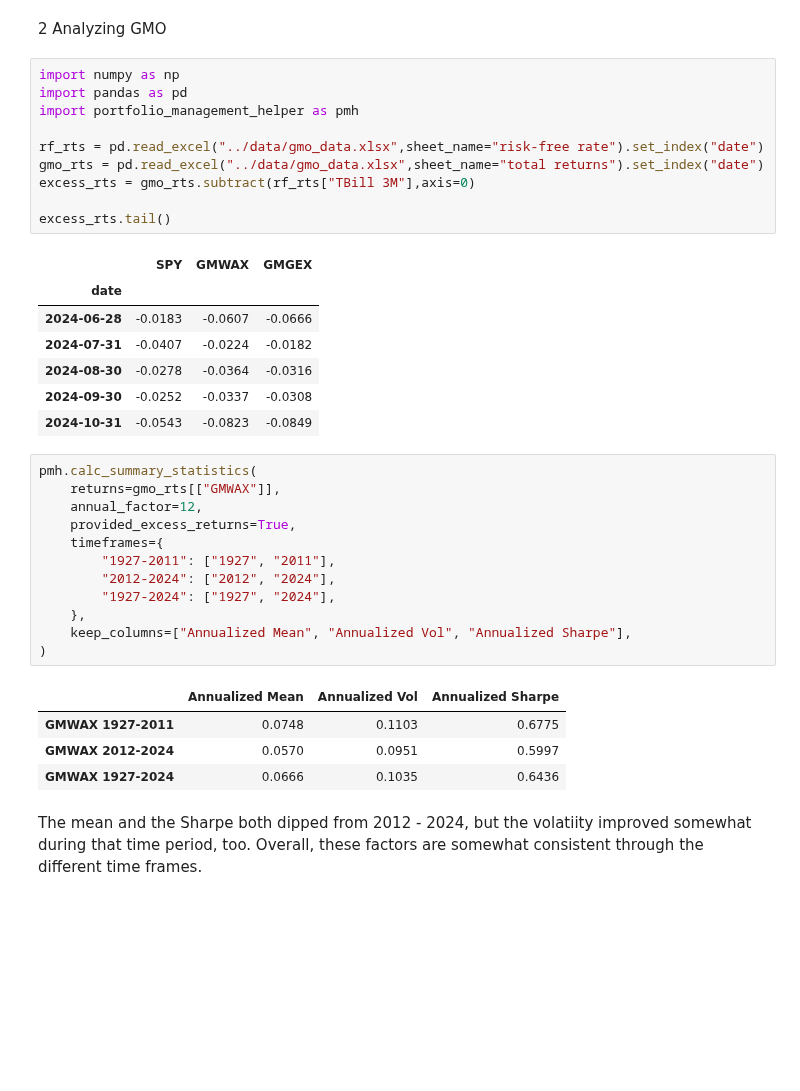
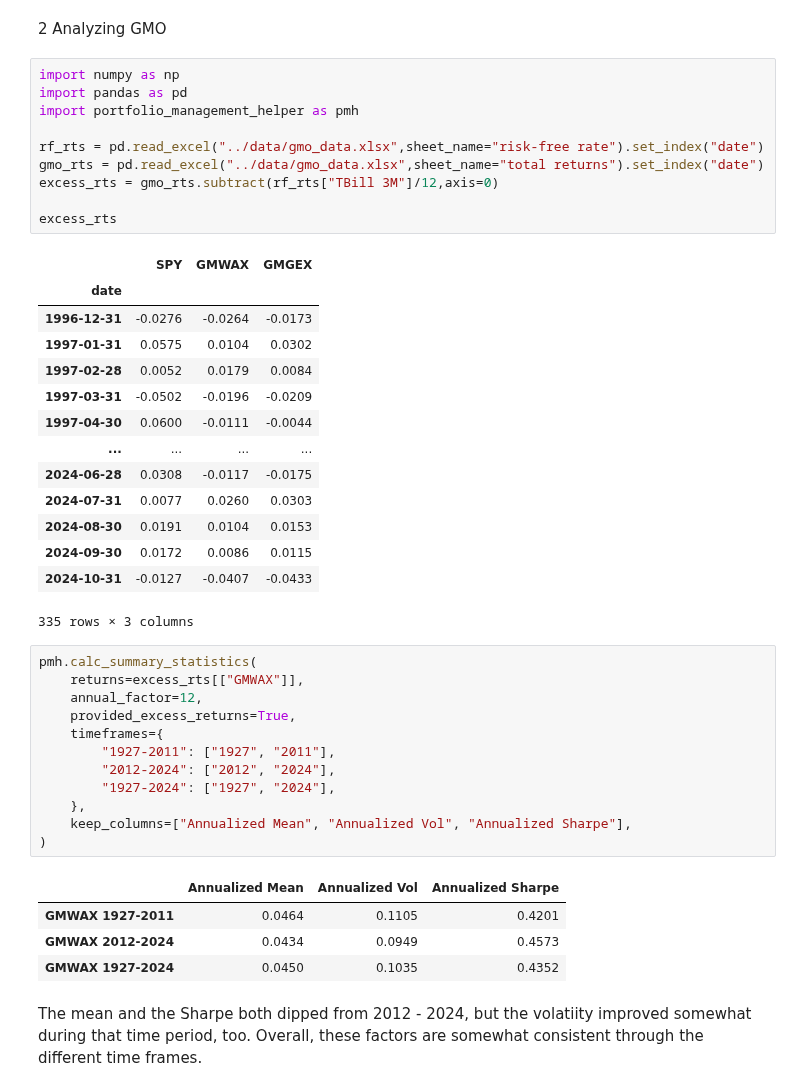
Before and after one commit to ekopen/finm-portfolio-2024, a Jupyter notebook: homework/Eric Kopen HW7.ipynb, the cells around one changed output. Saved outputs shown, nothing was run; the diff lists cells and outputs as text; blank space fills up the shorter version.

```diff
--- a/homework/Eric Kopen HW7.ipynb
+++ b/homework/Eric Kopen HW7.ipynb
@@ -3,24 +3,31 @@
 # %%
 import numpy as np
 import pandas as pd
 import portfolio_management_helper as pmh
 
 rf_rts = pd.read_excel("../data/gmo_data.xlsx",sheet_name="risk-free rate").set_index("date")
 gmo_rts = pd.read_excel("../data/gmo_data.xlsx",sheet_name="total returns").set_index("date")
-excess_rts = gmo_rts.subtract(rf_rts["TBill 3M"],axis=0)
+excess_rts = gmo_rts.subtract(rf_rts["TBill 3M"]/12,axis=0)
 
-excess_rts.tail()
+excess_rts
 # %% [output]
 |  | SPY | GMWAX | GMGEX |
 | date |  |  |  |
-| 2024-06-28 | -0.0183 | -0.0607 | -0.0666 |
-| 2024-07-31 | -0.0407 | -0.0224 | -0.0182 |
-| 2024-08-30 | -0.0278 | -0.0364 | -0.0316 |
-| 2024-09-30 | -0.0252 | -0.0337 | -0.0308 |
-| 2024-10-31 | -0.0543 | -0.0823 | -0.0849 |
+| 1996-12-31 | -0.0276 | -0.0264 | -0.0173 |
+| 1997-01-31 | 0.0575 | 0.0104 | 0.0302 |
+| 1997-02-28 | 0.0052 | 0.0179 | 0.0084 |
+| 1997-03-31 | -0.0502 | -0.0196 | -0.0209 |
+| 1997-04-30 | 0.0600 | -0.0111 | -0.0044 |
+| ... | ... | ... | ... |
+| 2024-06-28 | 0.0308 | -0.0117 | -0.0175 |
+| 2024-07-31 | 0.0077 | 0.0260 | 0.0303 |
+| 2024-08-30 | 0.0191 | 0.0104 | 0.0153 |
+| 2024-09-30 | 0.0172 | 0.0086 | 0.0115 |
+| 2024-10-31 | -0.0127 | -0.0407 | -0.0433 |
+335 rows × 3 columns
 # %%
 pmh.calc_summary_statistics(
-    returns=gmo_rts[["GMWAX"]],
+    returns=excess_rts[["GMWAX"]],
     annual_factor=12,
     provided_excess_returns=True,
     timeframes={
@@ -32,9 +39,9 @@ pmh.calc_summary_statistics(
 )
 # %% [output]
 |  | Annualized Mean | Annualized Vol | Annualized Sharpe |
-| GMWAX 1927-2011 | 0.0748 | 0.1103 | 0.6775 |
-| GMWAX 2012-2024 | 0.0570 | 0.0951 | 0.5997 |
-| GMWAX 1927-2024 | 0.0666 | 0.1035 | 0.6436 |
+| GMWAX 1927-2011 | 0.0464 | 0.1105 | 0.4201 |
+| GMWAX 2012-2024 | 0.0434 | 0.0949 | 0.4573 |
+| GMWAX 1927-2024 | 0.0450 | 0.1035 | 0.4352 |
 # %% [markdown]
 The mean and the Sharpe both dipped from 2012 - 2024, but the volatiity improved somewhat during that time period, too. Overall, these factors are somewhat consistent through the different time frames.
 # %%
```
Also changed, not shown: parts of 16 cells of this notebook.
